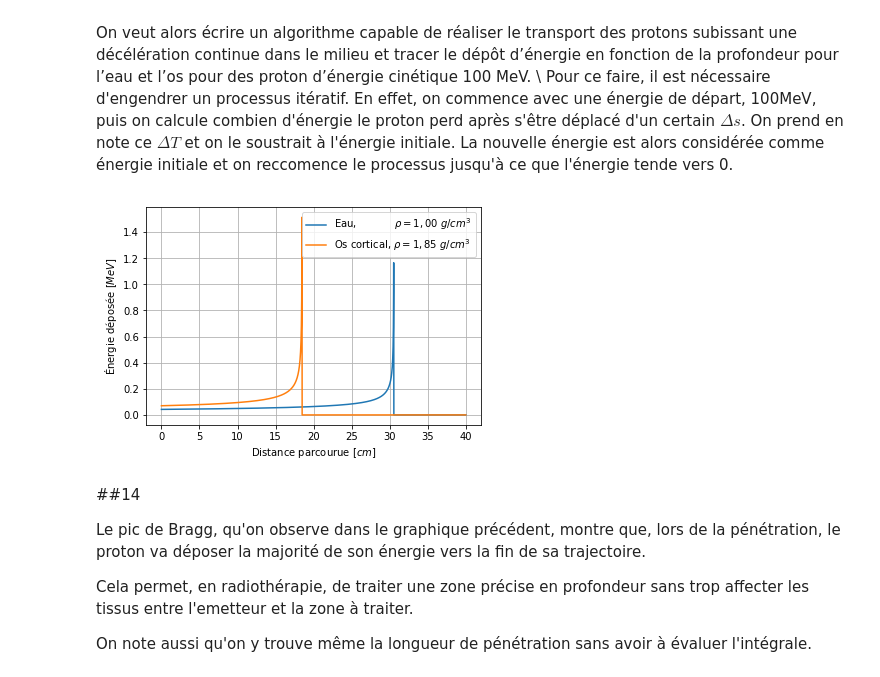
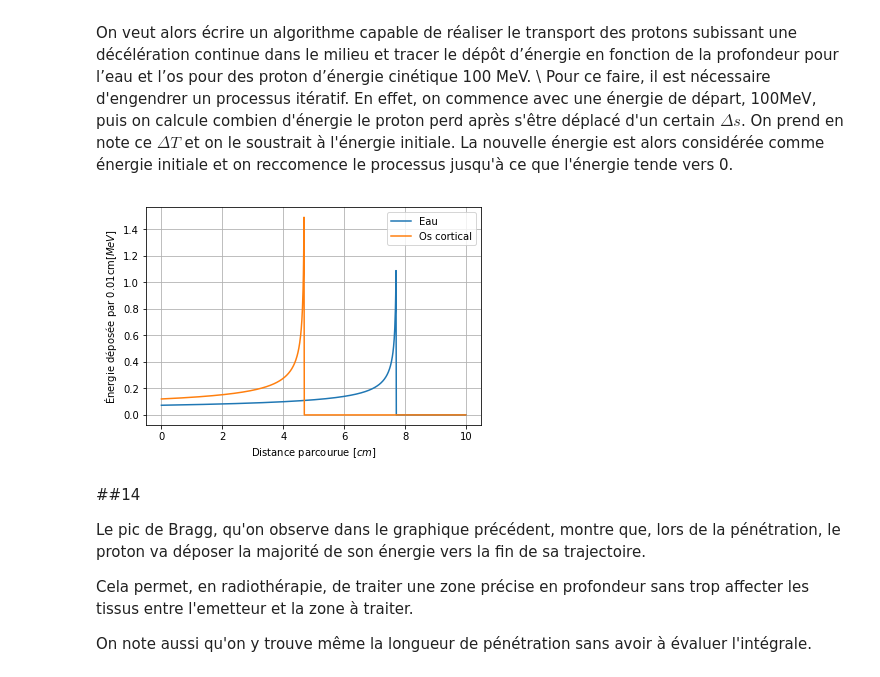
Before and after one commit to eliedl/Physique_numerique, a Jupyter notebook: TP1/TP1_Charles.ipynb, the cells around one changed output. Cells and saved outputs as stored; diff of their text form; code cells hidden in the pictures.

```diff
--- a/TP1/TP1_Charles.ipynb
+++ b/TP1/TP1_Charles.ipynb
@@ -241,24 +246,24 @@ Par contre, on ne peut pas tout de suite utiliser le résultat du numéro préc
 On peut alors maintenant évaluer $\epsilon$ à l'aide du résultat précédent et trouver que:
 # %%
 
-Scol_eau = lambda energie_cinetique : Scol_subs(
+Scol_eau =  Scol_subs(
     densite              = 1,            #g/cm**3
     excitation           = 75e-6,     #MeV
-    densite_electronique = 5/9*nombre_avogadro).subs(T, energie_cinetique)
+    densite_electronique = 5/9*nombre_avogadro)
 
-Scol_os_cortical = lambda energie_cinetique : Scol_subs(
-    densite              =  1.85,             #g/cm**3
+Scol_os_cortical =Scol_subs(
+    densite              = 1.85,             #g/cm**3
     excitation           = 106.4e-6, #MeV
-    densite_electronique = 0.96*nombre_avogadro).subs(T, energie_cinetique)
+    densite_electronique = 0.96*nombre_avogadro)
 
-Scol_eau = lambdify(T, Scol_eau(T))
-Scol_os_cortical = lambdify(T, Scol_os_cortical(T))
+Scol_eau = lambdify(T, Scol_eau)
+Scol_os_cortical = lambdify(T, Scol_os_cortical)
 
 xvalues = [i for i in np.arange(3,220+0.01,0.01)]
 eau_penet = [-Scol_eau(i)**(-2)*derivScol_eau(i) for i in xvalues]
 os_penet = [-Scol_os_cortical(i)**(-2)*derivScol_os_cortical(i) for i in xvalues]
 
-print("\epsilon eau : {}".format(1/12*((220-3)/131072)**2*(eau_penet[0] - eau_penet[-1])))
-print("\epsilon os : {}".format(1/12*((220-3)/131072)**2*(os_penet[0] - os_penet[-1])))
+print("\epsilon eau : {}".format(1/12*((220-3)/nombre_eau)**2*(eau_penet[0] - eau_penet[-1])))
+print("\epsilon os : {}".format(1/12*((220-3)/nombre_os_cortical)**2*(os_penet[0] - os_penet[-1])))
 # %% [output]
 \epsilon eau : 3.382630111050522e-10
@@ -289,30 +295,30 @@ et l’os pour des proton d’énergie cinétique 100 MeV.
 Pour ce faire, il est nécessaire d'engendrer un processus itératif. En effet, on commence avec une énergie de départ, 100MeV, puis on calcule combien d'énergie le proton perd après s'être déplacé d'un certain $\Delta s$. On prend en note ce $\Delta T$ et on le soustrait à l'énergie initiale. La nouvelle énergie est alors considérée comme énergie initiale et on reccomence le processus jusqu'à ce que l'énergie tende vers 0.
 # %%
 ds = 0.01
-s_mat =[i for i in np.arange(0, 40, ds)]
+s_mat =[i for i in np.arange(0, 10, ds)]
 
-def depot_energie(fonction, distance, energy = 220, step = 0.1):
+def depot_energie(fonction, distance, energy = 100, step = 0.1):
     begin, end, N = 3, 100, 1000
     delta_T_mat = []
     for i in distance:
         if energy > 3:
             delta_T = ds*fonction(energy)
             energy -= delta_T
             delta_T_mat.append(delta_T)
         else:
             delta_T_mat.append(0)
     return delta_T_mat
 
-plt.plot(s_mat, depot_energie(Scol_eau, s_mat, step = ds), label = r"Eau,            $\rho = 1,00\ g/cm^3$")
-plt.plot(s_mat, depot_energie(Scol_os_cortical, s_mat, step = ds), label=r"Os cortical, $\rho = 1,85\ g/cm^3$")
+plt.plot(s_mat, depot_energie(Scol_eau, s_mat, step = ds), label = r"Eau")
+plt.plot(s_mat, depot_energie(Scol_os_cortical, s_mat, step = ds), label=r"Os cortical")
 plt.grid('True', which='Major')
 plt.grid('True', which='Minor', ls='--', linewidth=0.6)
 plt.xlabel(r'Distance parcourue $[cm]$')
-plt.ylabel(r"Énergie déposée $[MeV]$")
+plt.ylabel(r"Énergie déposée par 0.01cm$[MeV]$")
 plt.legend()
 plt.show()
 # %% [output]
-[figure, old version]
+[figure, new version]
 # %% [markdown]
 ##14
 
```
Also changed, not shown: parts of 7 cells of this notebook.
